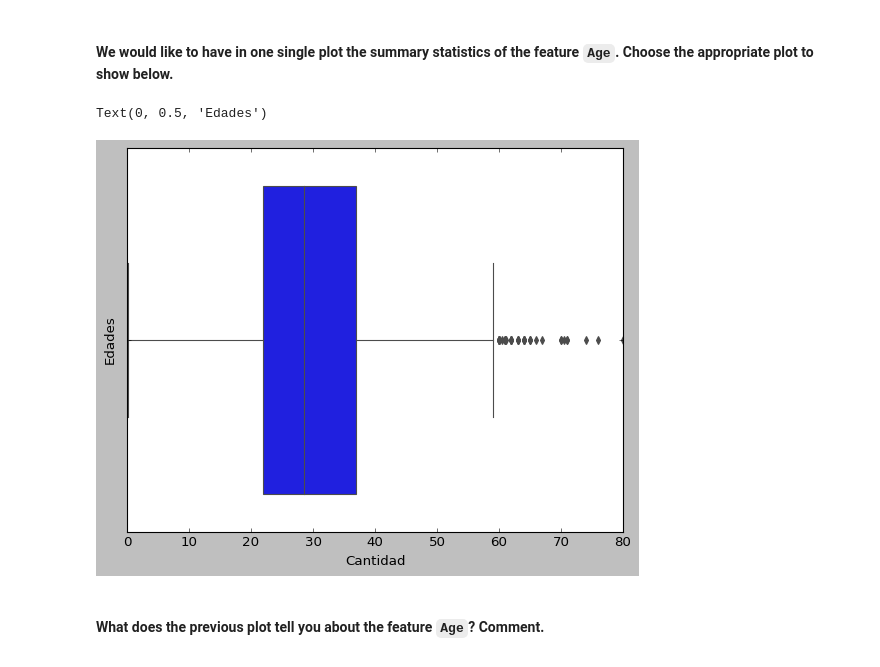
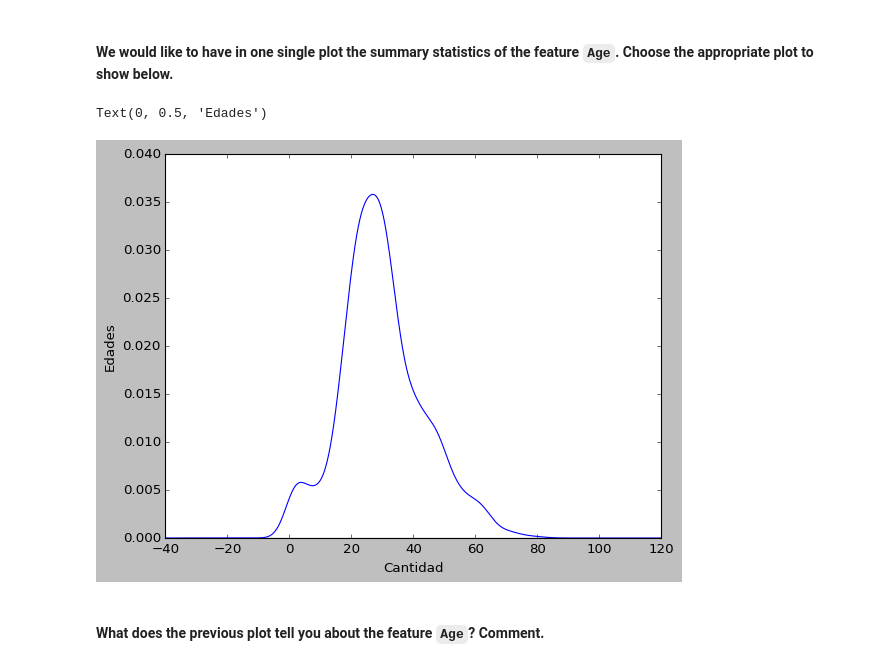
Before and after one commit to ironhack-datalabs/datamad0320, a Jupyter notebook: module-2/lab-matplotlib-seaborn/your-code/challenge-3.ipynb, the cells around one changed output. Drawn from its saved outputs; the diff is of its cells as text; code cells hidden in the pictures.

```diff
--- a/module-2/lab-matplotlib-seaborn/your-code/challenge-3.ipynb
+++ b/module-2/lab-matplotlib-seaborn/your-code/challenge-3.ipynb
@@ -140,15 +136,12 @@ plt.axis([0, 100, 0, 7])
 #### We would like to have in one single plot the summary statistics of the feature `Age`. Choose the appropriate plot to show below.
 # %%
 # your code here
-
-titanicAge =titanic.Age
-sns.boxplot(titanicAge,data = titanic)
-
+titanic.Age.plot(kind='kde'); plt.axhline(0, color='k')
 plt.xlabel('Cantidad')
 plt.ylabel('Edades')
 # %% [output]
 Text(0, 0.5, 'Edades')
-[figure, old version]
+[figure, new version]
 # %% [markdown]
 #### What does the previous plot tell you about the feature `Age`? Comment.
 # %%
```
Also changed, not shown: parts of 4 cells of this notebook.
